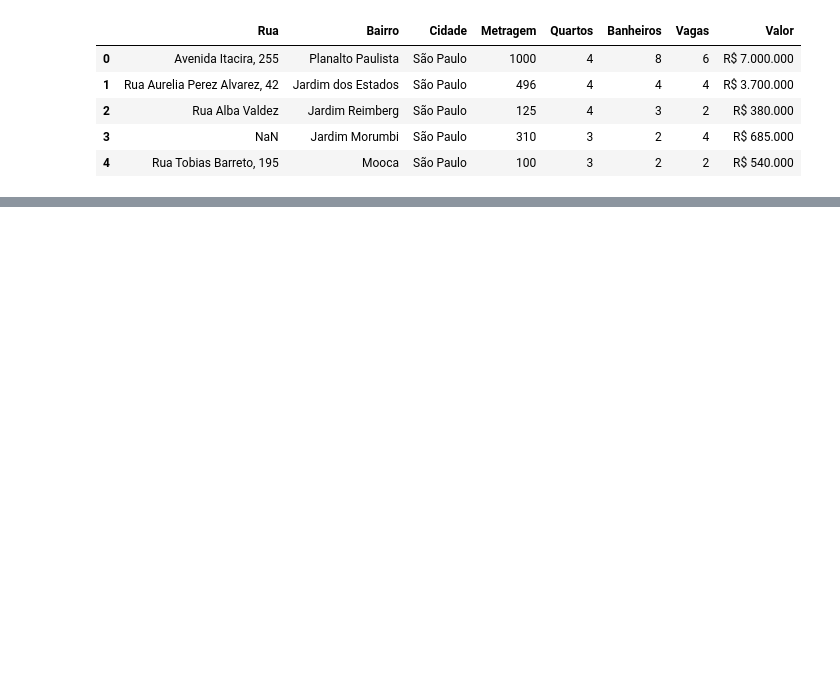
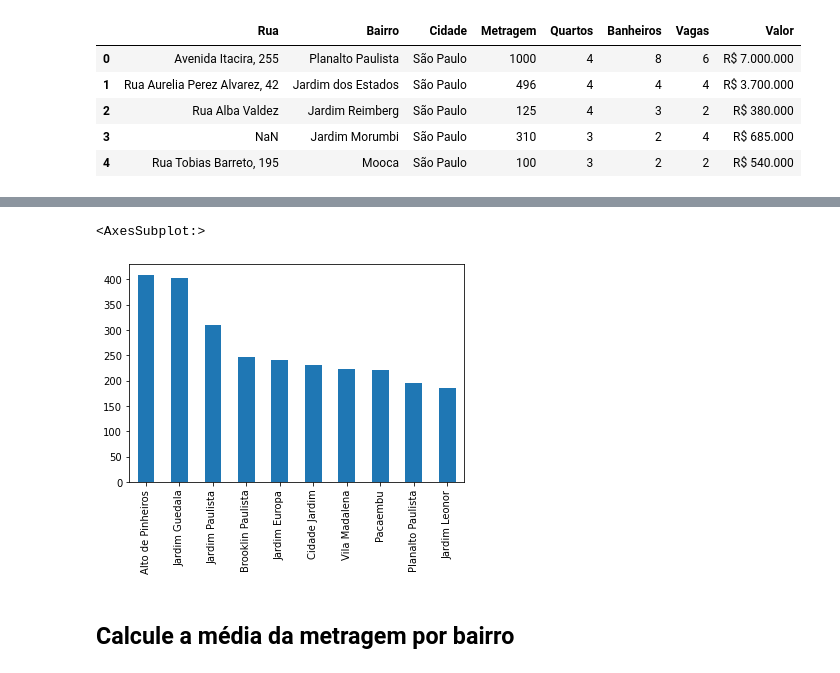
Before and after one commit to pcarneiro85/sao_paulo_house_market, a Jupyter notebook: house_analysis.ipynb, the cells around one changed output, grey strips where cells are left out. Cells and saved outputs as stored; diff of their text form; code cells hidden in the pictures; blank space fills up the shorter version.

```diff
--- a/house_analysis.ipynb
+++ b/house_analysis.ipynb
@@ -2,5 +2,5 @@
 import pandas as pd
 url = 'https://gist.githubusercontent.com/tgcsantos/3bdb29eba6ce391e90df2b72205ba891/raw/22fa920e80c9fa209a9fccc8b52d74cc95d1599b/dados_imoveis.csv'
 
-data = pd.read_csv(url)
+dados = pd.read_csv(url)
 # %%
@@ -14,0 +71,3 @@ data.head()
+# %%
+n_imoveis_bairro = dados['Bairro'].value_counts()
+n_imoveis_bairro
@@ -14,0 +87,7 @@ data.head()
+# %%
+n_imoveis_bairro.head(10).plot.bar()
+# %% [output]
+<AxesSubplot:>
+[figure, added]
+# %% [markdown]
+## Calcule a média da metragem por bairro
```
Also changed, not shown: parts of 38 cells of this notebook.
